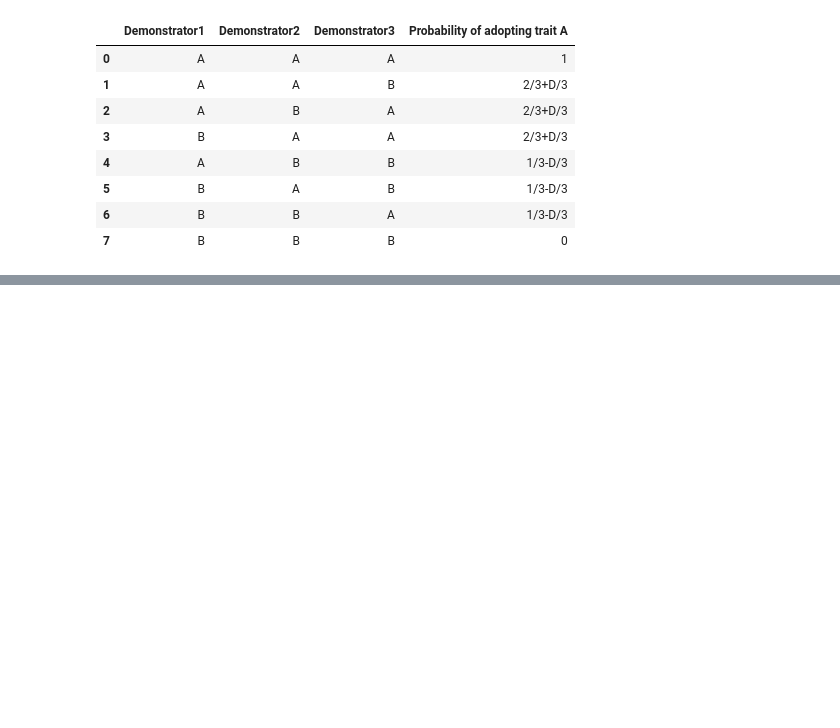
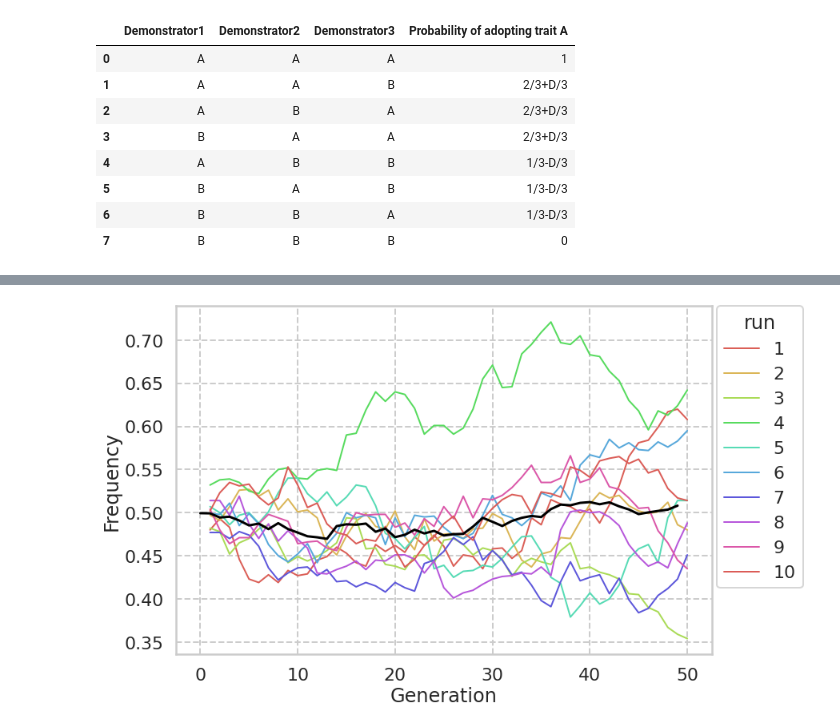
Before and after one commit to kidd000/Acerbi_Textbook, a Jupyter notebook: acerbi_CH4.ipynb, the cells around one changed output, grey strips where cells are left out. Drawn from its saved outputs; the diff is of its cells as text; code cells hidden in the pictures; blank space fills up the shorter version.

```diff
--- a/acerbi_CH4.ipynb
+++ b/acerbi_CH4.ipynb
@@ -85,0 +333,6 @@ Table
+# %%
+data_model_D0 = conformist_transmission(N = 1000, p_0 = 0.5, D = 0, t_max = 50, r_max = 10)
+# %%
+plot_multiple_runs(data_model_D0, t_max=50)
+# %% [output]
+[figure, added]
```
Also changed, not shown: parts of 25 cells of this notebook.
